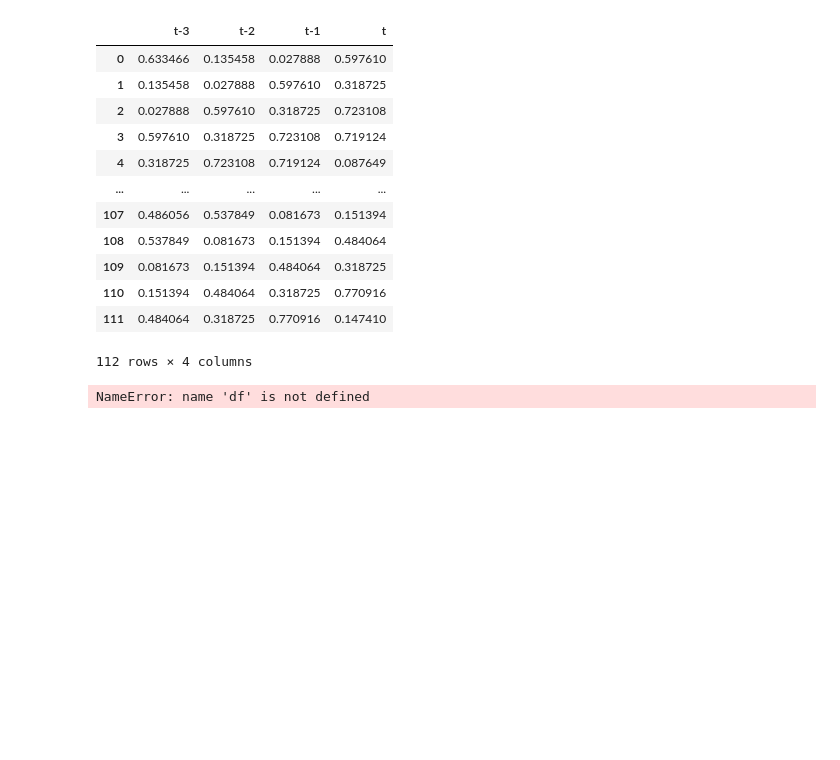
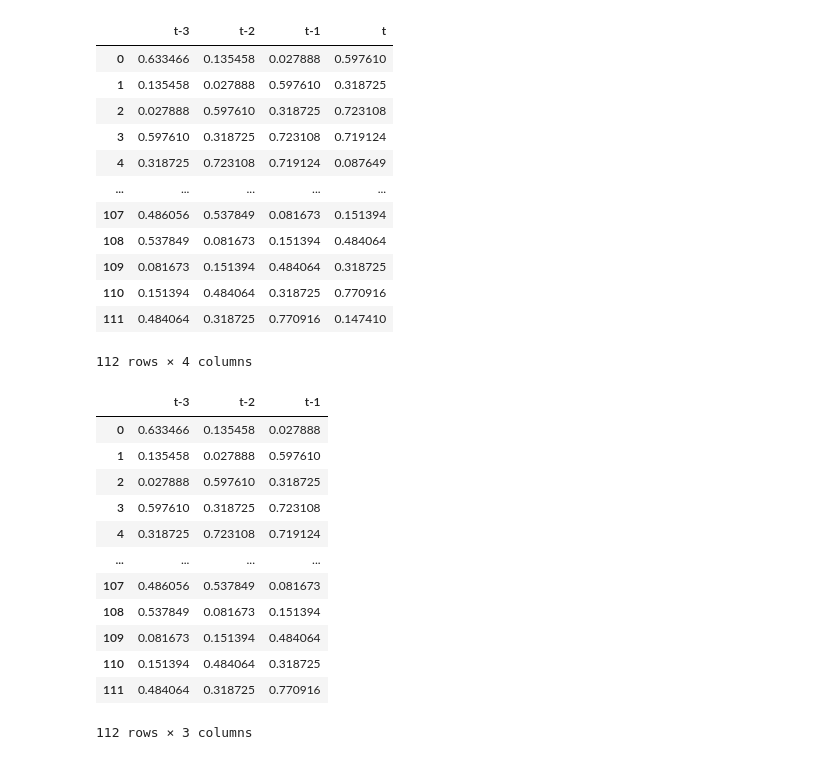
Before and after one commit to Amelia039/kolaborasipro, a Jupyter notebook: peramalan.ipynb, the cells around one changed output. Drawn from its saved outputs; the diff is of its cells as text; code cells hidden in the pictures; blank space fills up the shorter version.

Commit message:
read data dan normalisasi

```diff
--- a/peramalan.ipynb
+++ b/peramalan.ipynb
@@ -183,8 +183,20 @@ df
 | 111 | 0.484064 | 0.318725 | 0.770916 | 0.147410 |
 112 rows × 4 columns
 # %%
-dataX = df.drop(columns=['Xt'])
+dataX = df.drop(columns=['t'])
 dataX
 # %% [output]
+|  | t-3 | t-2 | t-1 |
+| 0 | 0.633466 | 0.135458 | 0.027888 |
+| 1 | 0.135458 | 0.027888 | 0.597610 |
+| 2 | 0.027888 | 0.597610 | 0.318725 |
+| 3 | 0.597610 | 0.318725 | 0.723108 |
+| 4 | 0.318725 | 0.723108 | 0.719124 |
+| ... | ... | ... | ... |
+| 107 | 0.486056 | 0.537849 | 0.081673 |
+| 108 | 0.537849 | 0.081673 | 0.151394 |
+| 109 | 0.081673 | 0.151394 | 0.484064 |
+| 110 | 0.151394 | 0.484064 | 0.318725 |
+| 111 | 0.484064 | 0.318725 | 0.770916 |
-NameError: name 'df' is not defined
+112 rows × 3 columns
 # %%
```
Also changed, not shown: parts of 6 cells of this notebook.
